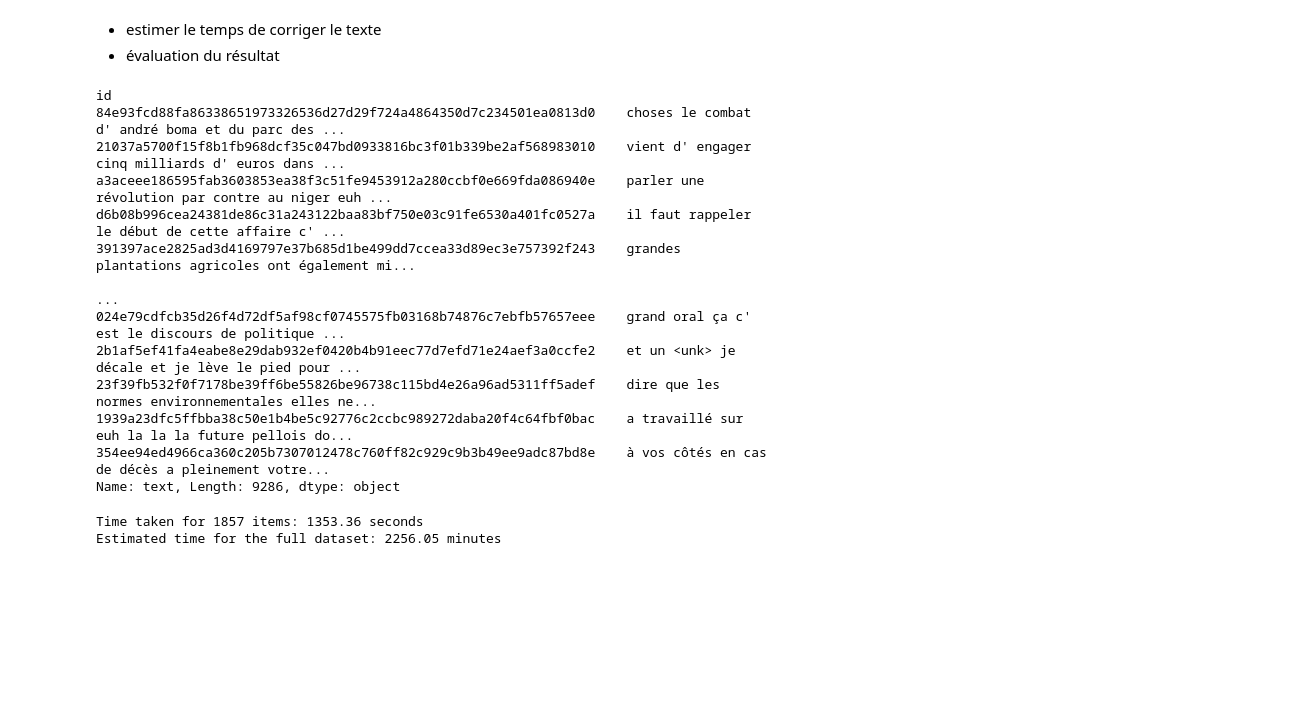
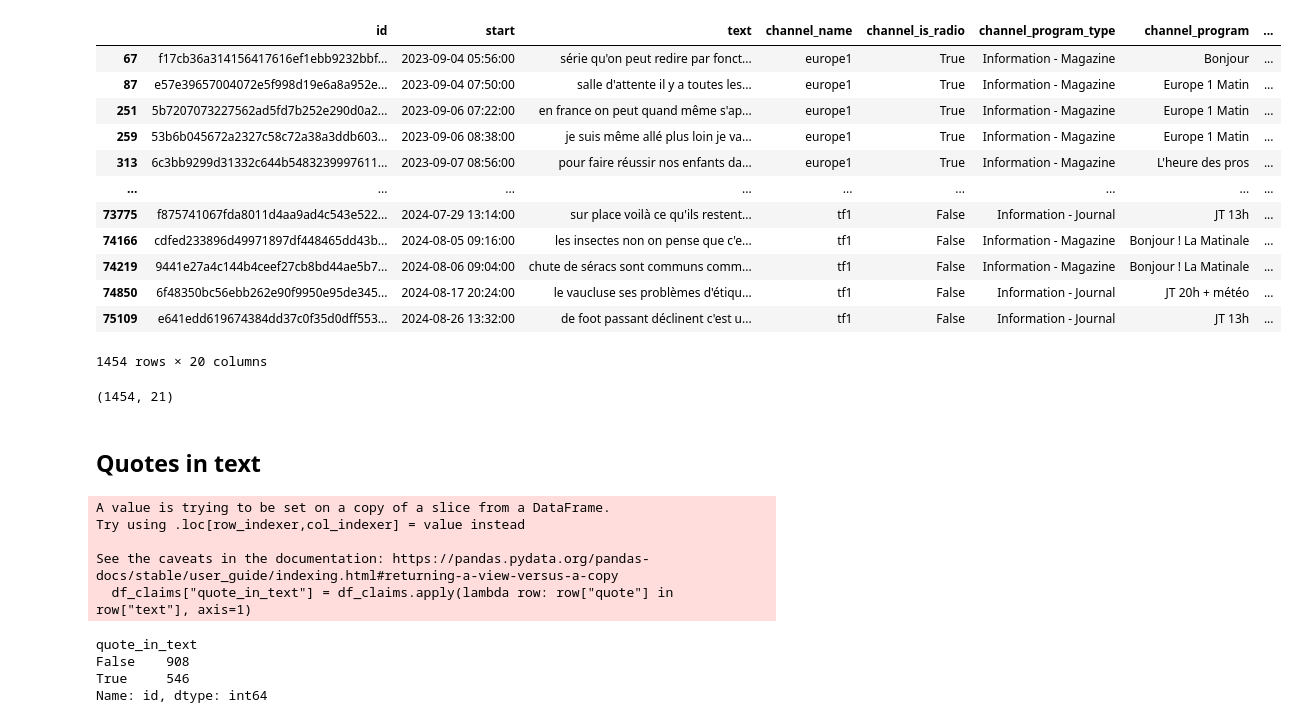
Before and after one commit to dataforgoodfr/climateguard, a Jupyter notebook: notebooks/benchmark/clean_text.ipynb, the cells around one changed output. Saved outputs shown, nothing was run; the diff lists cells and outputs as text; code cells hidden in the pictures; blank space fills up the shorter version.

Commit message:
detect quote

```diff
--- a/notebooks/benchmark/clean_text.ipynb
+++ b/notebooks/benchmark/clean_text.ipynb
@@ -233,35 +0,0 @@ pprint.pprint(correction[0])
-# %% [markdown]
-- estimer le temps de corriger le texte
-- évaluation du résultat
-# %%
-df.iloc[:int(df.shape[0]*0.05)].text
-# %% [output]
-id
-84e93fcd88fa86338651973326536d27d29f724a4864350d7c234501ea0813d0    choses le combat d' andré boma et du parc des ...
-21037a5700f15f8b1fb968dcf35c047bd0933816bc3f01b339be2af568983010    vient d' engager cinq milliards d' euros dans ...
-a3aceee186595fab3603853ea38f3c51fe9453912a280ccbf0e669fda086940e    parler une révolution par contre au niger euh ...
-d6b08b996cea24381de86c31a243122baa83bf750e03c91fe6530a401fc0527a    il faut rappeler le début de cette affaire c' ...
-391397ace2825ad3d4169797e37b685d1be499dd7ccea33d89ec3e757392f243    grandes plantations agricoles ont également mi...
-                                                                                          ...
-024e79cdfcb35d26f4d72df5af98cf0745575fb03168b74876c7ebfb57657eee    grand oral ça c' est le discours de politique ...
-2b1af5ef41fa4eabe8e29dab932ef0420b4b91eec77d7efd71e24aef3a0ccfe2    et un <unk> je décale et je lève le pied pour ...
-23f39fb532f0f7178be39ff6be55826be96738c115bd4e26a96ad5311ff5adef    dire que les normes environnementales elles ne...
-1939a23dfc5ffbba38c50e1b4be5c92776c2ccbc989272daba20f4c64fbf0bac    a travaillé sur euh la la la future pellois do...
-354ee94ed4966ca360c205b7307012478c760ff82c929c9b3b49ee9adc87bd8e    à vos côtés en cas de décès a pleinement votre...
-Name: text, Length: 9286, dtype: object
-# %%
-# estimate the time required to run on the whole dataset
-import time
-start_time = time.time()
-subset = df.iloc[:int(df.shape[0]*0.01)].text
-correction = await run_correction( subset )
-elapsed_time = time.time() - start_time
-
-print(f"Time taken for {len(subset)} items: {elapsed_time:.2f} seconds")
-
-# Estimate total time
-total_time_estimate = elapsed_time * (len(df) / len(subset))
-print(f"Estimated time for the full dataset: {total_time_estimate / 60:.2f} minutes")
-# %% [output]
-Time taken for 1857 items: 1353.36 seconds
-Estimated time for the full dataset: 2256.05 minutes
@@ -267,0 +26,45 @@ Estimated time for the full dataset: 2256.05 minutes
+# %%
+def read_parquet(uploaded_file):
+    return pd.read_parquet(uploaded_file)
+
+df = read_parquet("//Users/anne/Desktop/Data4Good/ECF GenAI/4_channels_predictions_09_2023_09_2024.parquet")
+df.reset_index(inplace=True)
+df_exploded = df.explode('claims', ignore_index=True)
+df_normalized = pd.json_normalize(df_exploded['claims'])
+df_result = df_exploded.drop(columns=['claims']).join(df_normalized)
+df_claims = df_result[(df_result['disinformation_score']=='high') & (df_result['pro_anti']!='pro-écologie')]
+df_claims
+# %% [output]
+|  | id | start | text | channel_name | channel_is_radio | channel_program_type | channel_program | ... |
+| 67 | f17cb36a314156417616ef1ebb9232bbf... | 2023-09-04 05:56:00 | série qu'on peut redire par fonct... | europe1 | True | Information - Magazine | Bonjour | ... |
+| 87 | e57e39657004072e5f998d19e6a8a952e... | 2023-09-04 07:50:00 | salle d'attente il y a toutes les... | europe1 | True | Information - Magazine | Europe 1 Matin | ... |
+| 251 | 5b7207073227562ad5fd7b252e290d0a2... | 2023-09-06 07:22:00 | en france on peut quand même s'ap... | europe1 | True | Information - Magazine | Europe 1 Matin | ... |
+| 259 | 53b6b045672a2327c58c72a38a3ddb603... | 2023-09-06 08:38:00 | je suis même allé plus loin je va... | europe1 | True | Information - Magazine | Europe 1 Matin | ... |
+| 313 | 6c3bb9299d31332c644b5483239997611... | 2023-09-07 08:56:00 | pour faire réussir nos enfants da... | europe1 | True | Information - Magazine | L'heure des pros | ... |
+| ... | ... | ... | ... | ... | ... | ... | ... | ... |
+| 73775 | f875741067fda8011d4aa9ad4c543e522... | 2024-07-29 13:14:00 | sur place voilà ce qu'ils restent... | tf1 | False | Information - Journal | JT 13h | ... |
+| 74166 | cdfed233896d49971897df448465dd43b... | 2024-08-05 09:16:00 | les insectes non on pense que c'e... | tf1 | False | Information - Magazine | Bonjour ! La Matinale | ... |
+| 74219 | 9441e27a4c144b4ceef27cb8bd44ae5b7... | 2024-08-06 09:04:00 | chute de séracs sont communs comm... | tf1 | False | Information - Magazine | Bonjour ! La Matinale | ... |
+| 74850 | 6f48350bc56ebb262e90f9950e95de345... | 2024-08-17 20:24:00 | le vaucluse ses problèmes d'étiqu... | tf1 | False | Information - Journal | JT 20h + météo | ... |
+| 75109 | e641edd619674384dd37c0f35d0dff553... | 2024-08-26 13:32:00 | de foot passant déclinent c'est u... | tf1 | False | Information - Journal | JT 13h | ... |
+1454 rows × 20 columns
+# %%
+df_claims.shape
+# %% [output]
+(1454, 21)
+# %% [markdown]
+## Quotes in text
+# %%
+# les quote ne sont pas toujours dans les textes -> mesure de similarité entre claim et quote ?
+df_claims["quote_in_text"] = df_claims.apply(lambda row: row["quote"] in row["text"], axis=1)
+df_claims.groupby('quote_in_text').count()['id']
+# %% [output]
+A value is trying to be set on a copy of a slice from a DataFrame.
+Try using .loc[row_indexer,col_indexer] = value instead
+
+See the caveats in the documentation: https://pandas.pydata.org/pandas-docs/stable/user_guide/indexing.html#returning-a-view-versus-a-copy
+  df_claims["quote_in_text"] = df_claims.apply(lambda row: row["quote"] in row["text"], axis=1)
+quote_in_text
+False    908
+True     546
+Name: id, dtype: int64
```
Also changed, not shown: parts of 33 cells of this notebook, 5 other files.
